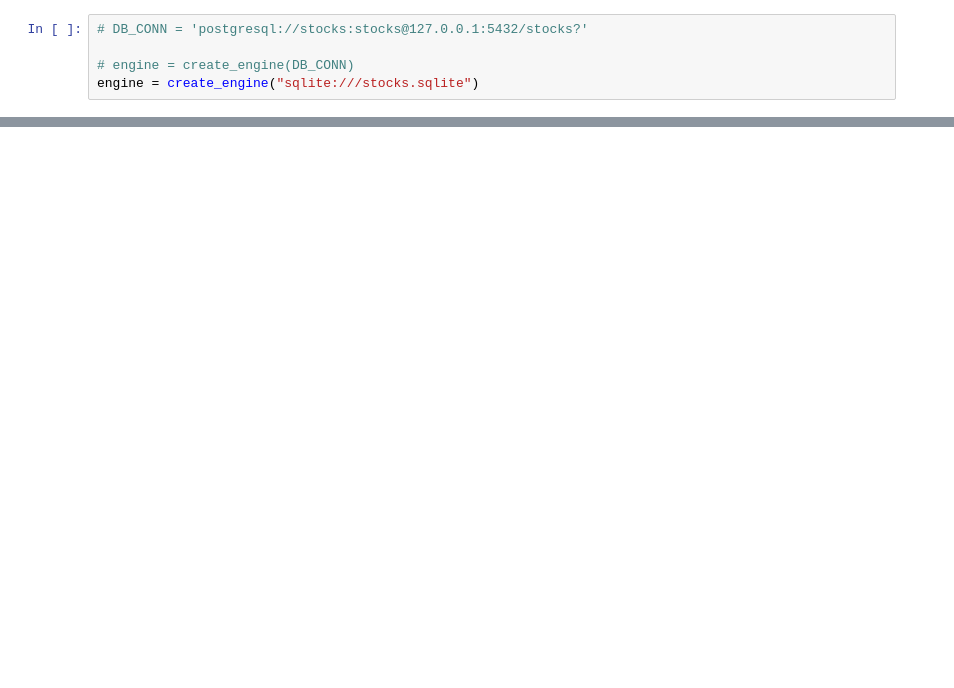
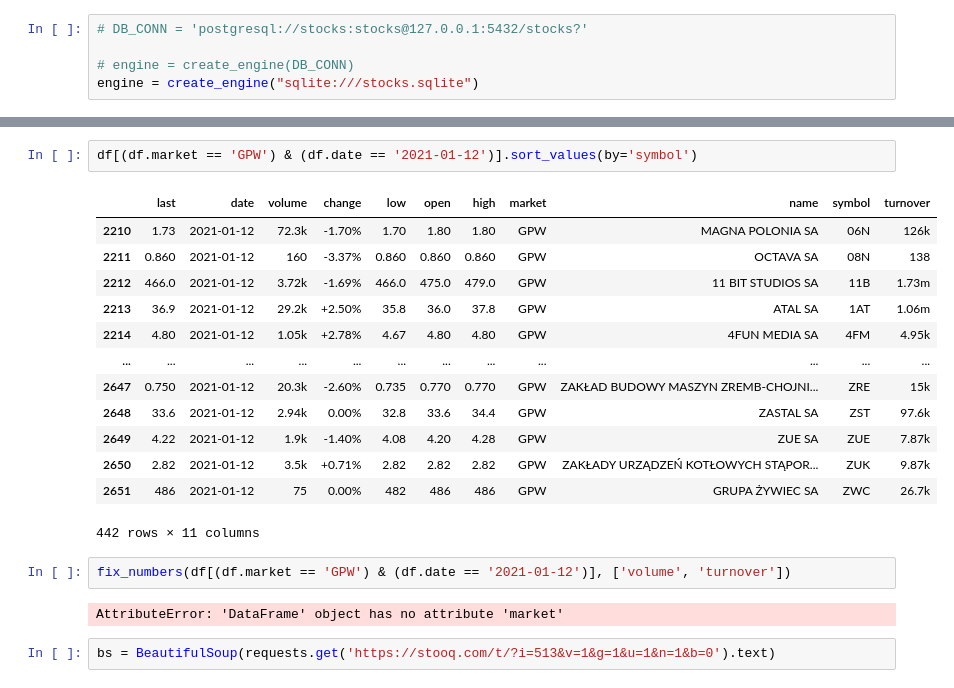
Before and after one commit to misza222/asnp, a Jupyter notebook: stock_prices.ipynb, the cells around one changed output, grey strips where cells are left out. Cells and saved outputs as stored; diff of their text form; blank space fills up the shorter version.

```diff
--- a/stock_prices.ipynb
+++ b/stock_prices.ipynb
@@ -148,0 +138,22 @@ df
+# %%
+df[(df.market == 'GPW') & (df.date == '2021-01-12')].sort_values(by='symbol')
+# %% [output]
+|  | last | date | volume | change | low | open | high | market | name | symbol | turnover |
+| 2210 | 1.73 | 2021-01-12 | 72.3k | -1.70% | 1.70 | 1.80 | 1.80 | GPW | MAGNA POLONIA SA | 06N | 126k |
+| 2211 | 0.860 | 2021-01-12 | 160 | -3.37% | 0.860 | 0.860 | 0.860 | GPW | OCTAVA SA | 08N | 138 |
+| 2212 | 466.0 | 2021-01-12 | 3.72k | -1.69% | 466.0 | 475.0 | 479.0 | GPW | 11 BIT STUDIOS SA | 11B | 1.73m |
+| 2213 | 36.9 | 2021-01-12 | 29.2k | +2.50% | 35.8 | 36.0 | 37.8 | GPW | ATAL SA | 1AT | 1.06m |
+| 2214 | 4.80 | 2021-01-12 | 1.05k | +2.78% | 4.67 | 4.80 | 4.80 | GPW | 4FUN MEDIA SA | 4FM | 4.95k |
+| ... | ... | ... | ... | ... | ... | ... | ... | ... | ... | ... | ... |
+| 2647 | 0.750 | 2021-01-12 | 20.3k | -2.60% | 0.735 | 0.770 | 0.770 | GPW | ZAKŁAD BUDOWY MASZYN ZREMB-CHOJNI... | ZRE | 15k |
+| 2648 | 33.6 | 2021-01-12 | 2.94k | 0.00% | 32.8 | 33.6 | 34.4 | GPW | ZASTAL SA | ZST | 97.6k |
+| 2649 | 4.22 | 2021-01-12 | 1.9k | -1.40% | 4.08 | 4.20 | 4.28 | GPW | ZUE SA | ZUE | 7.87k |
+| 2650 | 2.82 | 2021-01-12 | 3.5k | +0.71% | 2.82 | 2.82 | 2.82 | GPW | ZAKŁADY URZĄDZEŃ KOTŁOWYCH STĄPOR... | ZUK | 9.87k |
+| 2651 | 486 | 2021-01-12 | 75 | 0.00% | 482 | 486 | 486 | GPW | GRUPA ŻYWIEC SA | ZWC | 26.7k |
+442 rows × 11 columns
+# %%
+fix_numbers(df[(df.market == 'GPW') & (df.date == '2021-01-12')], ['volume', 'turnover'])
+# %% [output]
+AttributeError: 'DataFrame' object has no attribute 'market'
+# %%
+bs = BeautifulSoup(requests.get('https://stooq.com/t/?i=513&v=1&g=1&u=1&n=1&b=0').text)
```
Also changed, not shown: parts of 4 cells of this notebook.
